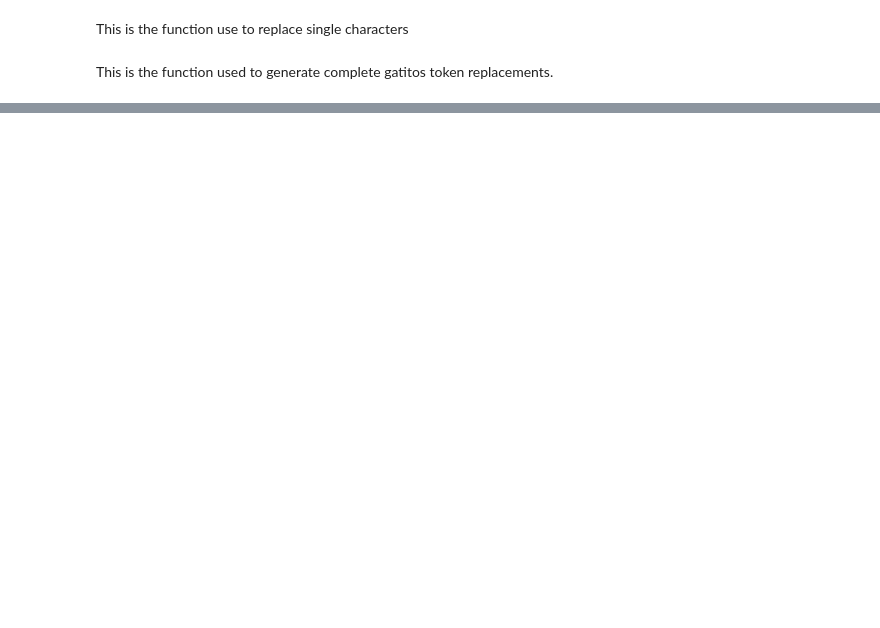
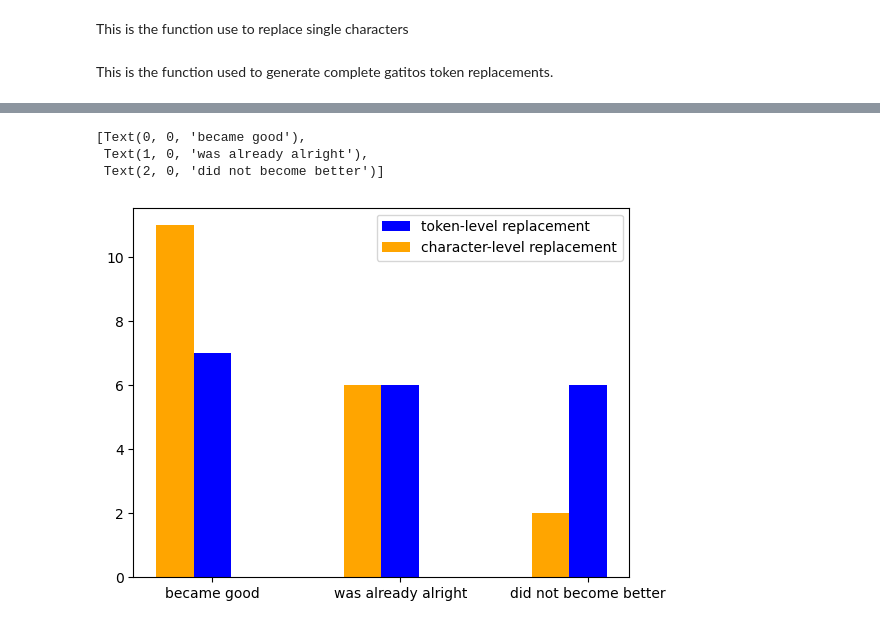
Before and after one commit to au-nlp/project-milestone-p2-group21, a Jupyter notebook: main.ipynb, the cells around one changed output, grey strips where cells are left out. Saved outputs shown, nothing was run; the diff lists cells and outputs as text; code cells hidden in the pictures; blank space fills up the shorter version.

Commit message:
added cantonese replacement graph and rewrote a bit in main

```diff
--- a/main.ipynb
+++ b/main.ipynb
@@ -486,0 +453,14 @@ Of the 19 sentences we consider gatitos replacements to improve the translation
+# %%
+fig = plt.figure()
+ax = fig.add_subplot(111)
+
+ax1 = ax.bar(np.arange(3), [7,6,6],width=0.2 ,align="center", color="blue")
+ax2 = ax.bar(np.arange(3)-0.2, [11,6,2],width=0.2, align="center", color="orange")
+ax.legend( (ax1[0], ax2[0]), ('token-level replacement', 'character-level replacement') )
+ax.set_xticks(np.arange(3))
+ax.set_xticklabels(("became good", "was already alright", "did not become better"))
+# %% [output]
+[Text(0, 0, 'became good'),
+ Text(1, 0, 'was already alright'),
+ Text(2, 0, 'did not become better')]
+[figure, added]
```
Also changed, not shown: parts of 16 cells of this notebook.
